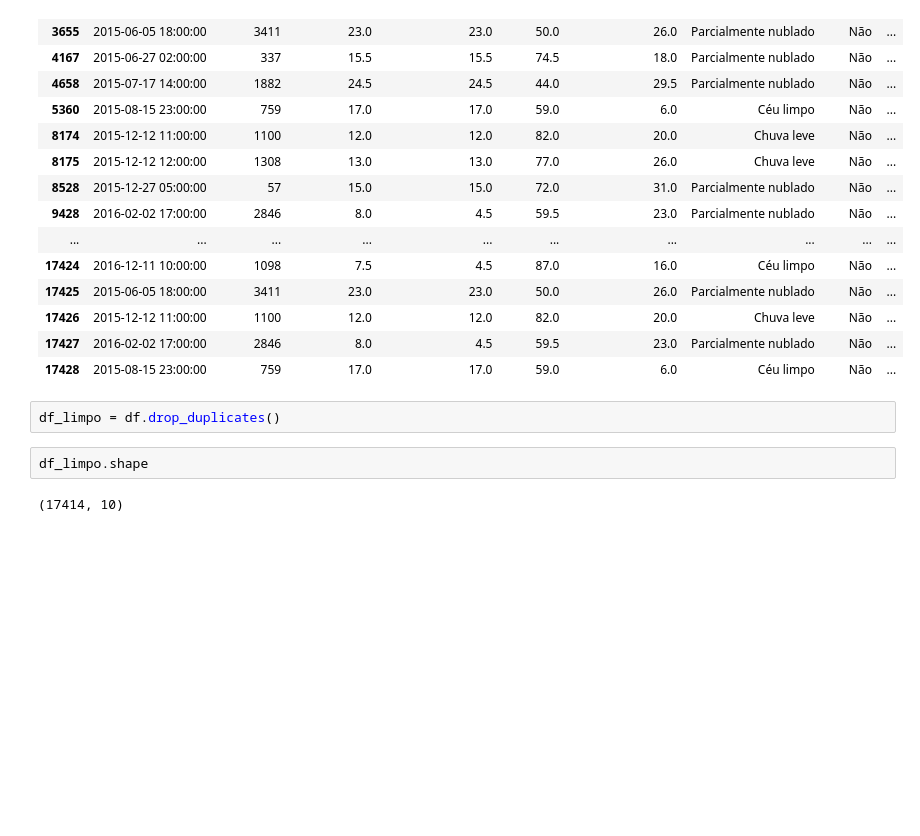
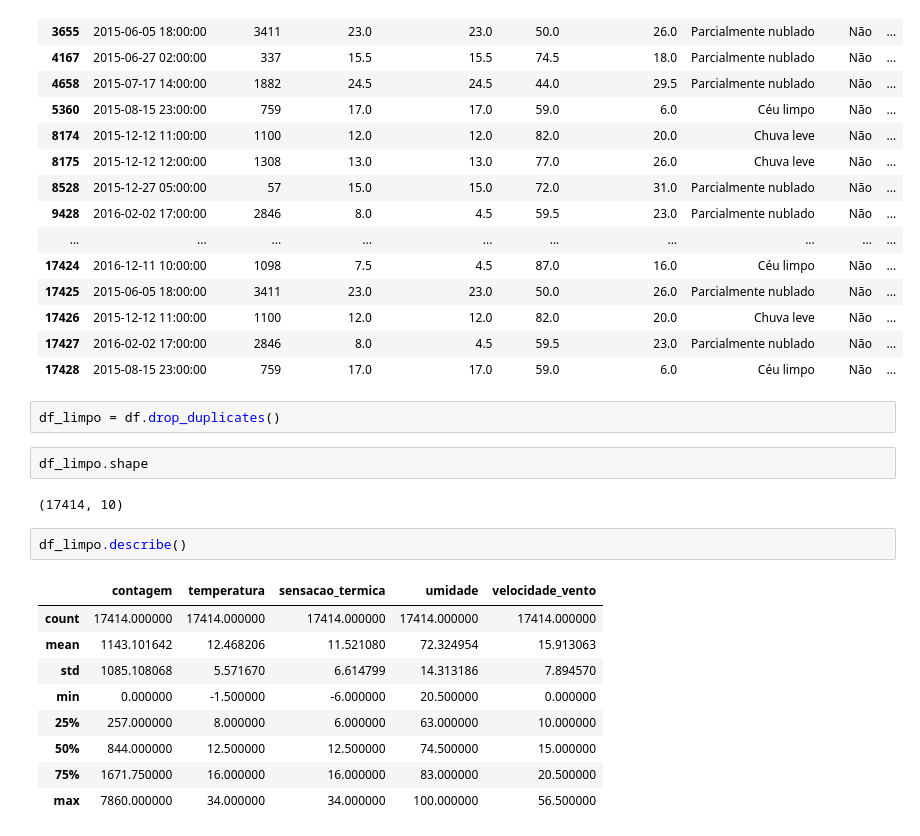
Before and after one commit to juliogazoli/alura-data-science-python-analisando-e-prevendo-series-temporais, a Jupyter notebook: atividades.ipynb, the cells around one changed output. Saved outputs shown, nothing was run; the diff lists cells and outputs as text; blank space fills up the shorter version.

```diff
--- a/atividades.ipynb
+++ b/atividades.ipynb
@@ -119,3 +119,15 @@ df_limpo = df.drop_duplicates()
 df_limpo.shape
 # %% [output]
 (17414, 10)
+# %%
+df_limpo.describe()
+# %% [output]
+|  | contagem | temperatura | sensacao_termica | umidade | velocidade_vento |
+| count | 17414.000000 | 17414.000000 | 17414.000000 | 17414.000000 | 17414.000000 |
+| mean | 1143.101642 | 12.468206 | 11.521080 | 72.324954 | 15.913063 |
+| std | 1085.108068 | 5.571670 | 6.614799 | 14.313186 | 7.894570 |
+| min | 0.000000 | -1.500000 | -6.000000 | 20.500000 | 0.000000 |
+| 25% | 257.000000 | 8.000000 | 6.000000 | 63.000000 | 10.000000 |
+| 50% | 844.000000 | 12.500000 | 12.500000 | 74.500000 | 15.000000 |
+| 75% | 1671.750000 | 16.000000 | 16.000000 | 83.000000 | 20.500000 |
+| max | 7860.000000 | 34.000000 | 34.000000 | 100.000000 | 56.500000 |
```
